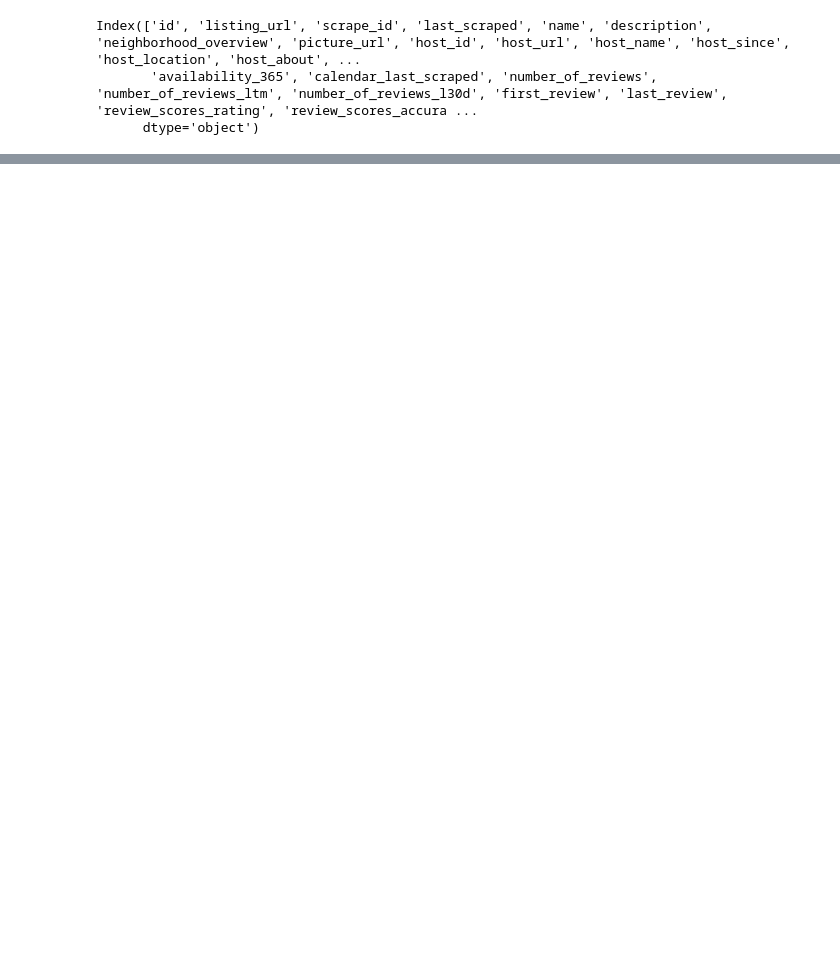
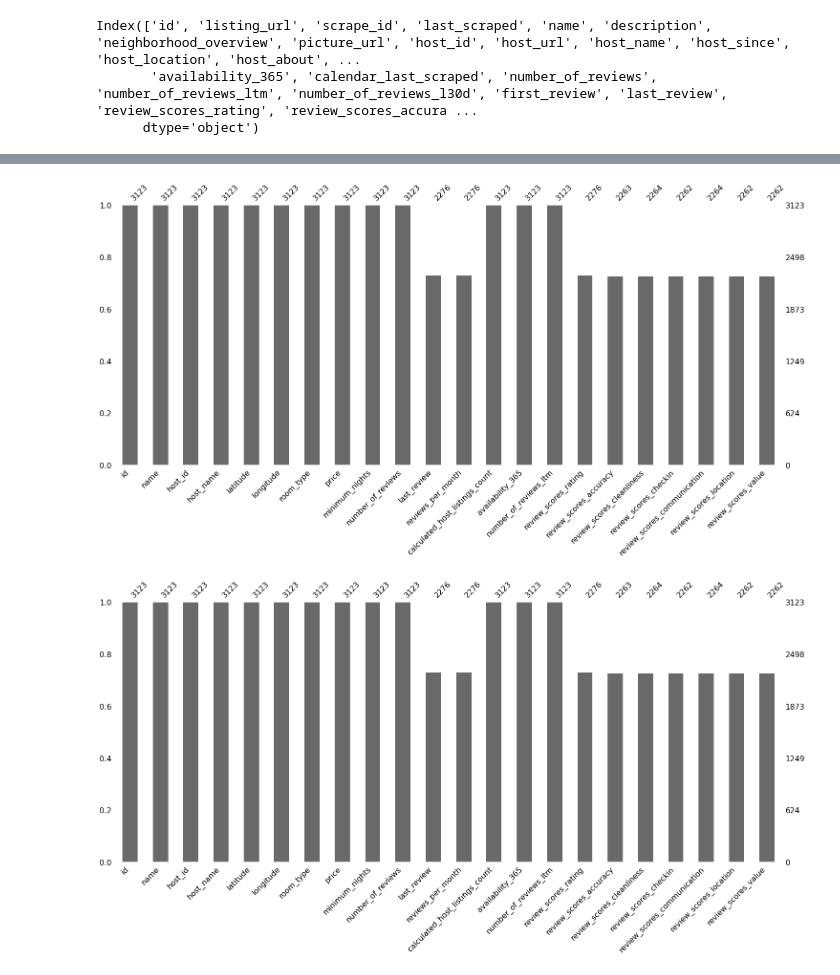
Before and after one commit to bme3412/Python, a Jupyter notebook: Projects/Airbnb/Airbnb Exploration - Boston.ipynb, the cells around one changed output, grey strips where cells are left out. Cells and saved outputs as stored; diff of their text form; code cells hidden in the pictures; blank space fills up the shorter version.

```diff
--- a/Projects/Airbnb/Airbnb Exploration - Boston.ipynb
+++ b/Projects/Airbnb/Airbnb Exploration - Boston.ipynb
@@ -61,0 +103,6 @@ See Full Dataframe in Mito
+# %%
+ax1 = msno.bar(boston_df_reviews)
+ax1.get_figure()
+# %% [output]
+[figure, added]
+[figure, added]
```
Also changed, not shown: parts of 7 cells of this notebook.
